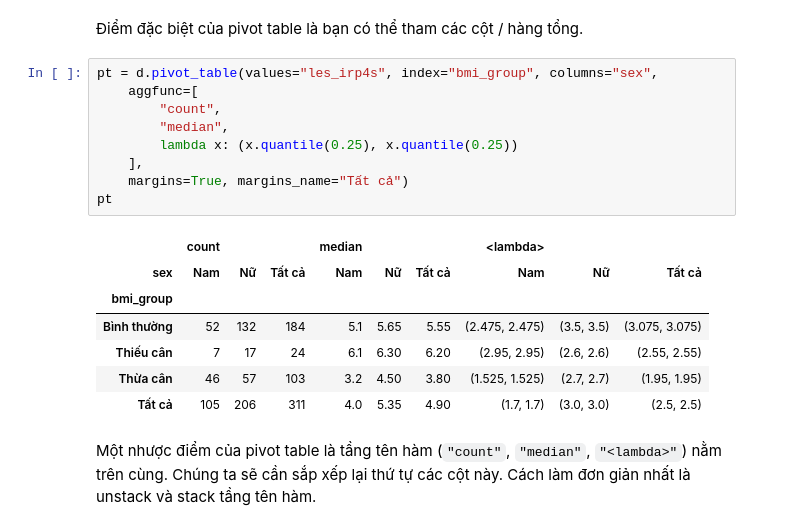
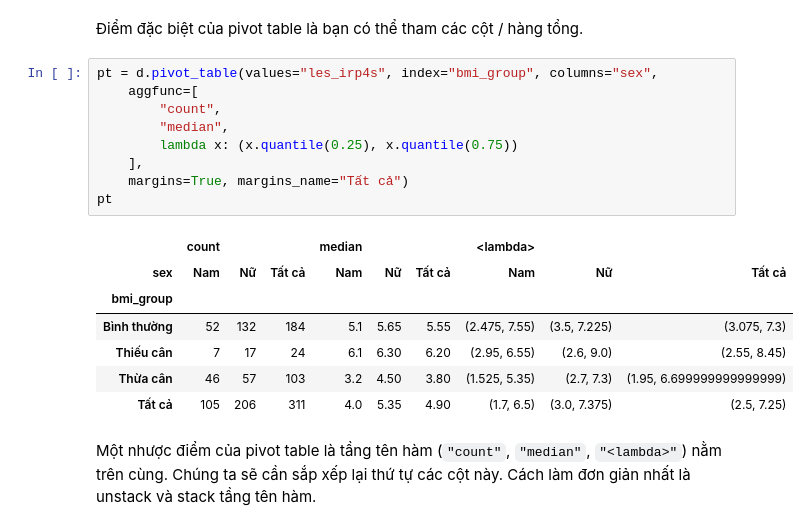
Before and after one commit to gothmania/pytutor, a Jupyter notebook: 04_data/11_tabulation.ipynb, the cells around one changed output. Drawn from its saved outputs; the diff is of its cells as text.

```diff
--- a/04_data/11_tabulation.ipynb
+++ b/04_data/11_tabulation.ipynb
@@ -60,20 +60,20 @@ d.pivot_table(values="les_irp4s", index="bmi_group", columns="sex",
 # %%
 pt = d.pivot_table(values="les_irp4s", index="bmi_group", columns="sex",
     aggfunc=[
         "count",
         "median",
-        lambda x: (x.quantile(0.25), x.quantile(0.25))
+        lambda x: (x.quantile(0.25), x.quantile(0.75))
     ],
     margins=True, margins_name="Tất cả")
 pt
 # %% [output]
 |  | count |  |  | median |  |  | <lambda> |  |  |
 | sex | Nam | Nữ | Tất cả | Nam | Nữ | Tất cả | Nam | Nữ | Tất cả |
 | bmi_group |  |  |  |  |  |  |  |  |  |
-| Bình thường | 52 | 132 | 184 | 5.1 | 5.65 | 5.55 | (2.475, 2.475) | (3.5, 3.5) | (3.075, 3.075) |
-| Thiếu cân | 7 | 17 | 24 | 6.1 | 6.30 | 6.20 | (2.95, 2.95) | (2.6, 2.6) | (2.55, 2.55) |
-| Thừa cân | 46 | 57 | 103 | 3.2 | 4.50 | 3.80 | (1.525, 1.525) | (2.7, 2.7) | (1.95, 1.95) |
-| Tất cả | 105 | 206 | 311 | 4.0 | 5.35 | 4.90 | (1.7, 1.7) | (3.0, 3.0) | (2.5, 2.5) |
+| Bình thường | 52 | 132 | 184 | 5.1 | 5.65 | 5.55 | (2.475, 7.55) | (3.5, 7.225) | (3.075, 7.3) |
+| Thiếu cân | 7 | 17 | 24 | 6.1 | 6.30 | 6.20 | (2.95, 6.55) | (2.6, 9.0) | (2.55, 8.45) |
+| Thừa cân | 46 | 57 | 103 | 3.2 | 4.50 | 3.80 | (1.525, 5.35) | (2.7, 7.3) | (1.95, 6.699999999999999) |
+| Tất cả | 105 | 206 | 311 | 4.0 | 5.35 | 4.90 | (1.7, 6.5) | (3.0, 7.375) | (2.5, 7.25) |
 # %% [markdown]
 Một nhược điểm của pivot table là tầng tên hàm (`"count"`, `"median"`, `"<lambda>"`) nằm trên cùng. Chúng ta sẽ cần sắp xếp lại thứ tự các cột này. Cách làm đơn giản nhất là unstack và stack tầng tên hàm.
 # %%
```
Also changed, not shown: parts of 3 cells of this notebook.
